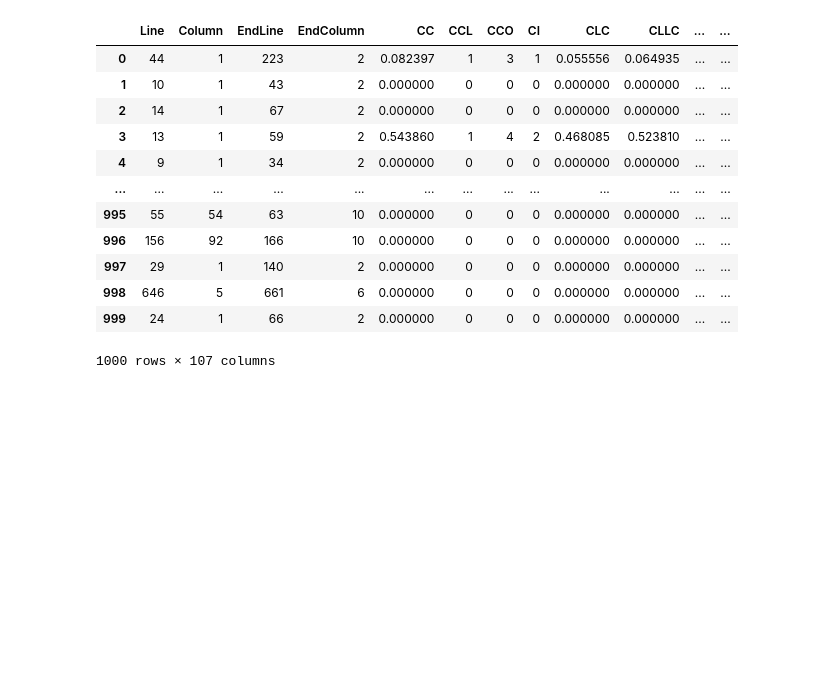
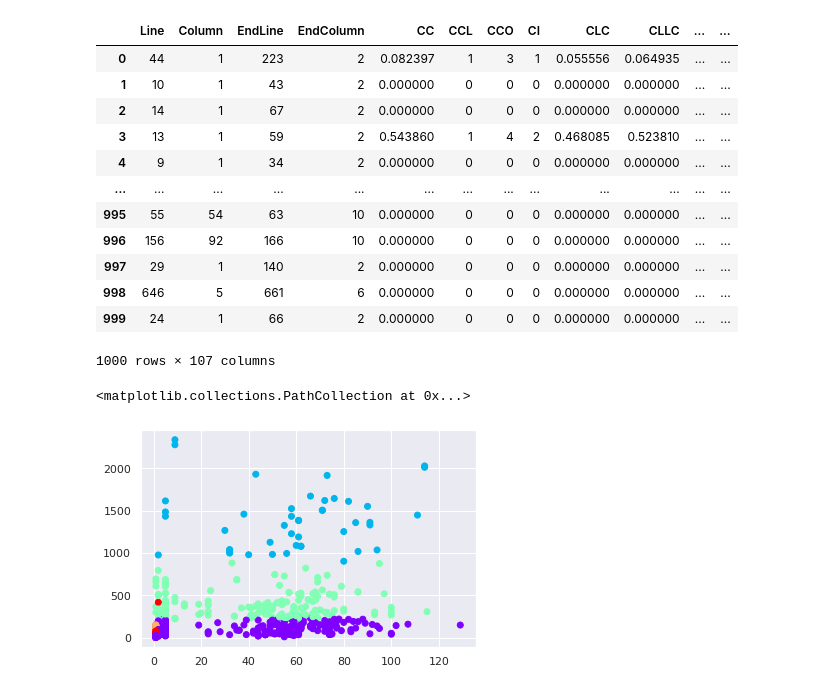
Before and after one commit to pedromtelho/UPorto-DataAnalysis, a Jupyter notebook: project.ipynb, the cells around one changed output. Cells and saved outputs as stored; diff of their text form; code cells hidden in the pictures; blank space fills up the shorter version.

```diff
--- a/project.ipynb
+++ b/project.ipynb
@@ -146,0 +130,5 @@ plt.show()
+# %%
+plt.scatter(data_with_clusters['Column'],data_with_clusters['Line'],c=data_with_clusters['Clusters'],cmap='rainbow')
+# %% [output]
+<matplotlib.collections.PathCollection at 0x...>
+[figure, added]
```
Also changed, not shown: parts of 3 cells of this notebook, 1 other file.
